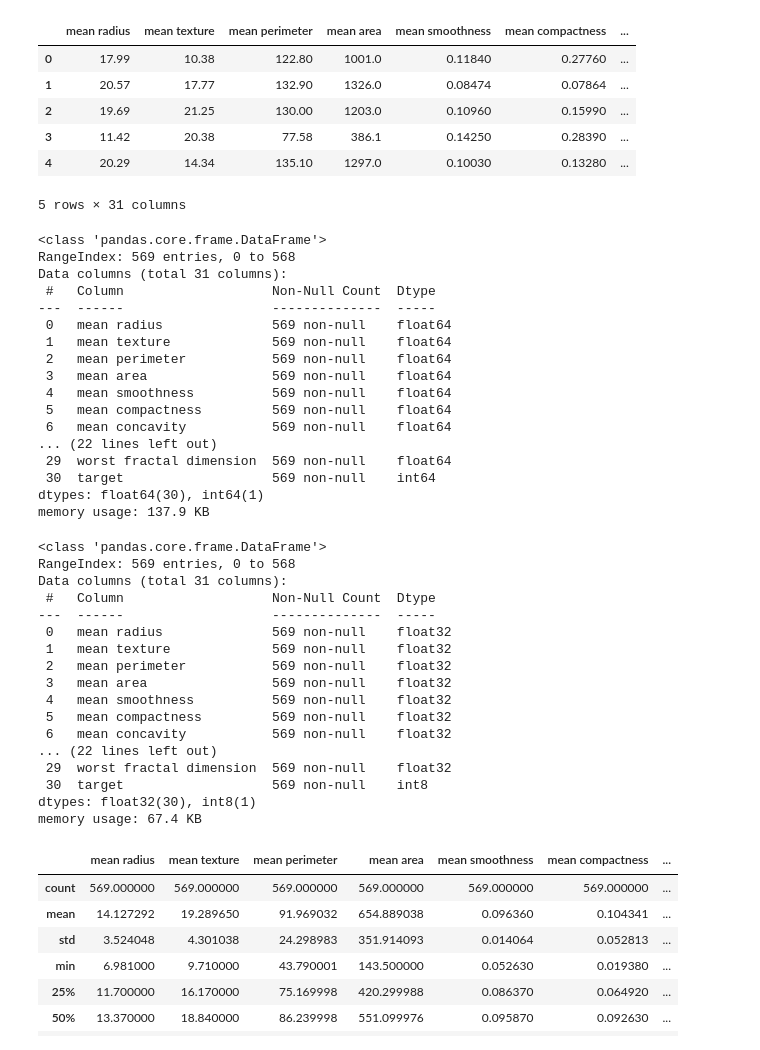
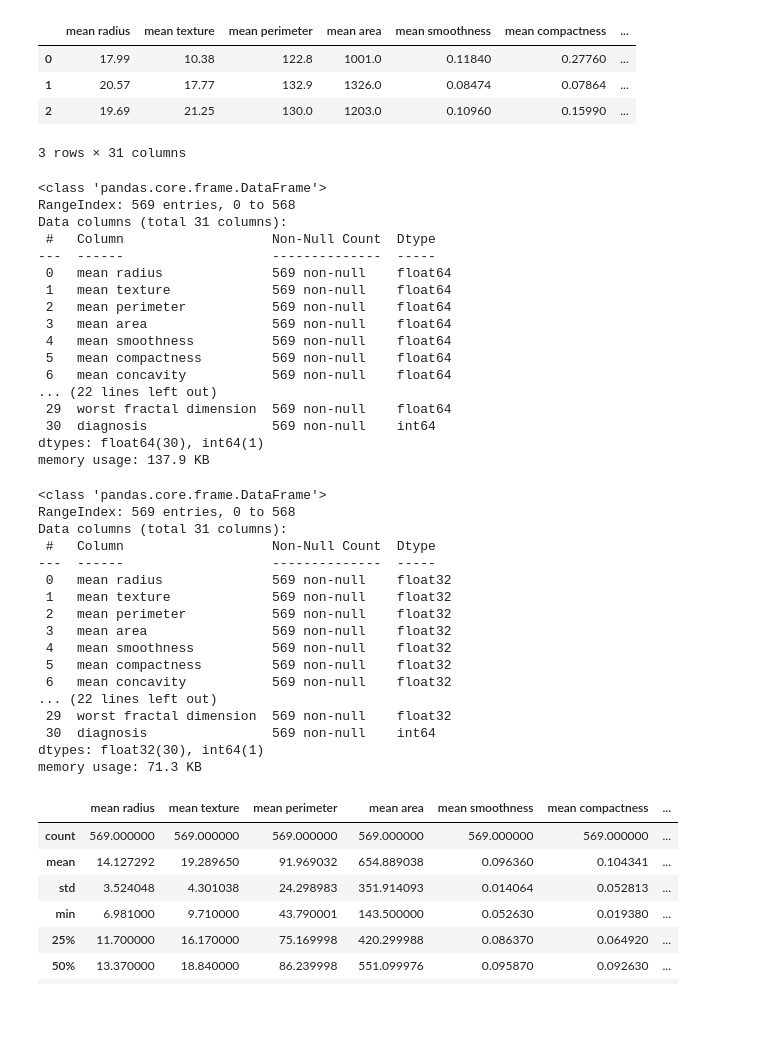
Before and after one commit to flima3/ufrn-imd3002-aprendizado-de-maquina-supervisionado, a Jupyter notebook: breast-cancer-project/notebooks/eda.ipynb, the cells around one changed output. Drawn from its saved outputs; the diff is of its cells as text; code cells hidden in the pictures; blank space fills up the shorter version.

```diff
--- a/breast-cancer-project/notebooks/eda.ipynb
+++ b/breast-cancer-project/notebooks/eda.ipynb
@@ -12,20 +10,20 @@ sns.set_theme(palette='bright')
 # %%
+# Carregamento da base de dados
 data = load_breast_cancer()
 
 df = pd.DataFrame(data=data.data, columns=data.feature_names)
-df['target'] = data.target
+df['diagnosis'] = data.target
 
-df.to_parquet(DADOS_ORIGINAIS)
-df.head()
+df.to_csv(DADOS_ORIGINAIS, index=False)
+df.head(3)
 # %% [output]
 |  | mean radius | mean texture | mean perimeter | mean area | mean smoothness | mean compactness | ... |
-| 0 | 17.99 | 10.38 | 122.80 | 1001.0 | 0.11840 | 0.27760 | ... |
-| 1 | 20.57 | 17.77 | 132.90 | 1326.0 | 0.08474 | 0.07864 | ... |
-| 2 | 19.69 | 21.25 | 130.00 | 1203.0 | 0.10960 | 0.15990 | ... |
-| 3 | 11.42 | 20.38 | 77.58 | 386.1 | 0.14250 | 0.28390 | ... |
-| 4 | 20.29 | 14.34 | 135.10 | 1297.0 | 0.10030 | 0.13280 | ... |
+| 0 | 17.99 | 10.38 | 122.8 | 1001.0 | 0.11840 | 0.27760 | ... |
+| 1 | 20.57 | 17.77 | 132.9 | 1326.0 | 0.08474 | 0.07864 | ... |
+| 2 | 19.69 | 21.25 | 130.0 | 1203.0 | 0.10960 | 0.15990 | ... |
-5 rows × 31 columns
+3 rows × 31 columns
 # %%
+# Informações da base de dados
 df.info()
 # %% [output]
 <class 'pandas.core.frame.DataFrame'>
@@ -42,17 +40,18 @@ Data columns (total 31 columns):
  6   mean concavity           569 non-null    float64
 ... (22 lines left out)
  29  worst fractal dimension  569 non-null    float64
- 30  target                   569 non-null    int64
+ 30  diagnosis                569 non-null    int64
 dtypes: float64(30), int64(1)
 memory usage: 137.9 KB
 # %%
-col_num = df.drop(columns=['target']).columns
+# Seleção das colunas numéricas
+col_num = df.drop(columns=['diagnosis']).columns
 
 # Downcast das colunas float
 df[col_num] = df[col_num].apply(pd.to_numeric, downcast='float')
 
-# Conversão das colunas categóricas
-df['target'] = pd.to_numeric(df['target'], downcast='integer')
+# Conversão da colunas target binária
+df['diagnosis'] = df['diagnosis'].apply(pd.to_numeric, downcast='integer')
 
 # Resultado
 df.info()
@@ -71,7 +70,7 @@ Data columns (total 31 columns):
  6   mean concavity           569 non-null    float32
 ... (22 lines left out)
  29  worst fractal dimension  569 non-null    float32
- 30  target                   569 non-null    int8
-dtypes: float32(30), int8(1)
-memory usage: 67.4 KB
+ 30  diagnosis                569 non-null    int64
+dtypes: float32(30), int64(1)
+memory usage: 71.3 KB
 # %%
```
Also changed, not shown: parts of 8 cells of this notebook.
